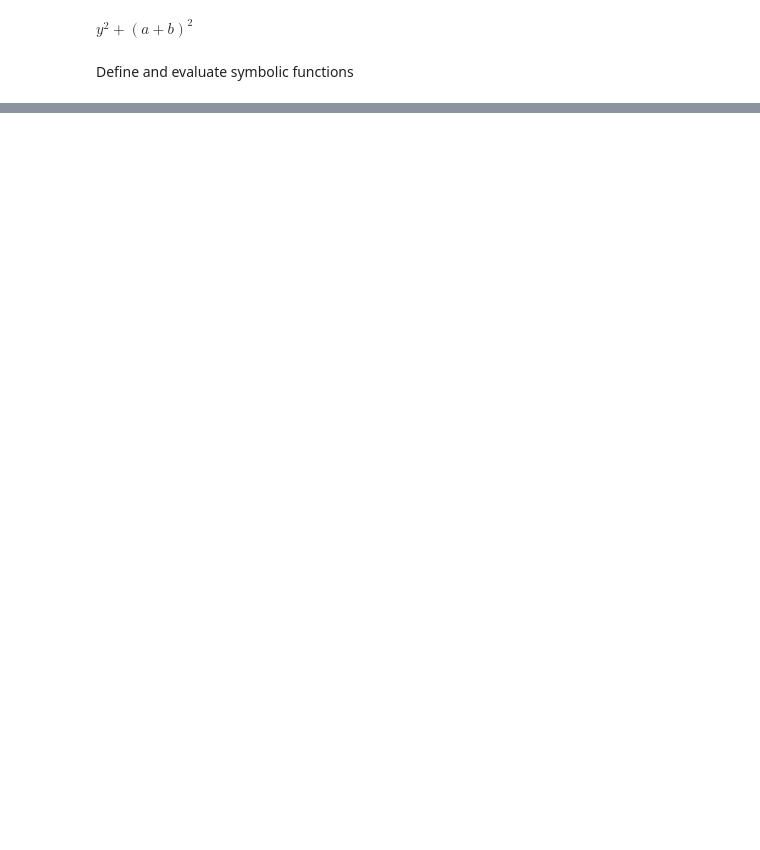
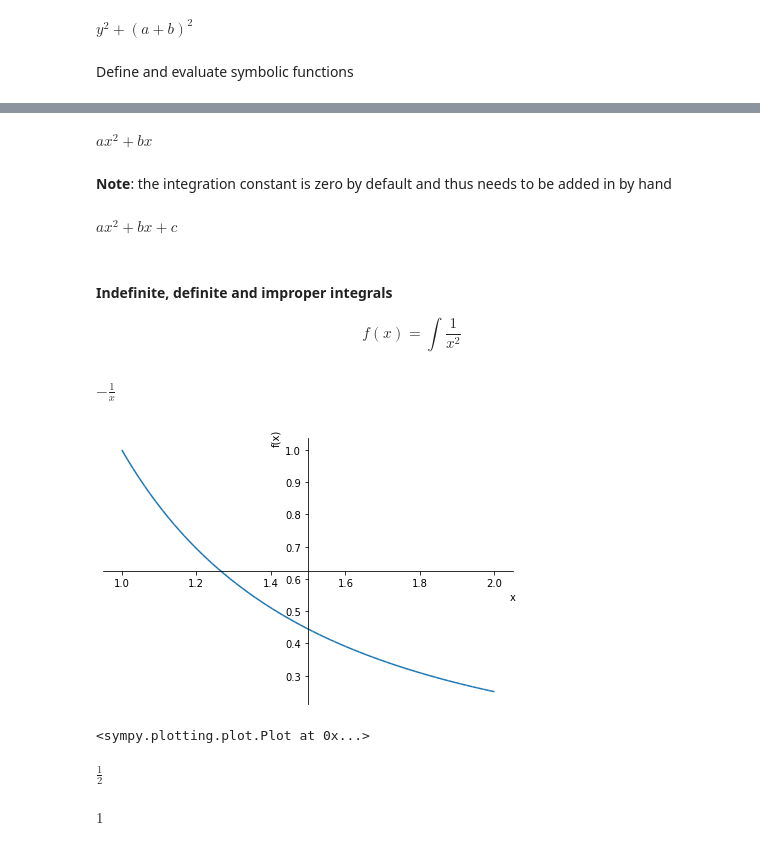
Before and after one commit to OleBo/MathSo, a Jupyter notebook: notebooks/SymbolicMathematics.ipynb, the cells around one changed output, grey strips where cells are left out. Saved outputs shown, nothing was run; the diff lists cells and outputs as text; code cells hidden in the pictures; blank space fills up the shorter version.

```diff
--- a/notebooks/SymbolicMathematics.ipynb
+++ b/notebooks/SymbolicMathematics.ipynb
@@ -45,0 +446,5 @@ $\displaystyle f{\left(x,y \right)}$
+# %%
+x, a, b, c = symbols("x,a,b,c")
+p = a*x**2 + b*x + c
+dpdx = diff(p,x)
+dpdx
@@ -45,0 +455,33 @@ $\displaystyle f{\left(x,y \right)}$
+# %%
+p1 = integrate(dpdx,x)
+p1
+# %% [output]
+$\displaystyle a x^{2} + b x$
+# %% [markdown]
+**Note**: the integration constant is zero by default and thus needs to be added in by hand
+# %%
+p1 = p1 + c
+p1
+# %% [output]
+$\displaystyle a x^{2} + b x + c$
+# %% [markdown]
+#### Indefinite, definite and improper integrals
+
+$$f(x)=\int \frac{1}{x^2}$$
+# %%
+integrate(1/x**2,x)
+# %% [output]
+$\displaystyle - \frac{1}{x}$
+# %%
+plot(1/x**2, (x, 1, 2))
+# %% [output]
+[figure, added]
+<sympy.plotting.plot.Plot at 0x...>
+# %%
+integrate(1/x**2,(x,1,2))
+# %% [output]
+$\displaystyle \frac{1}{2}$
+# %%
+integrate(1/x**2,(x, 1, oo))
+# %% [output]
+$\displaystyle 1$
```
Also changed, not shown: parts of 191 cells of this notebook.
